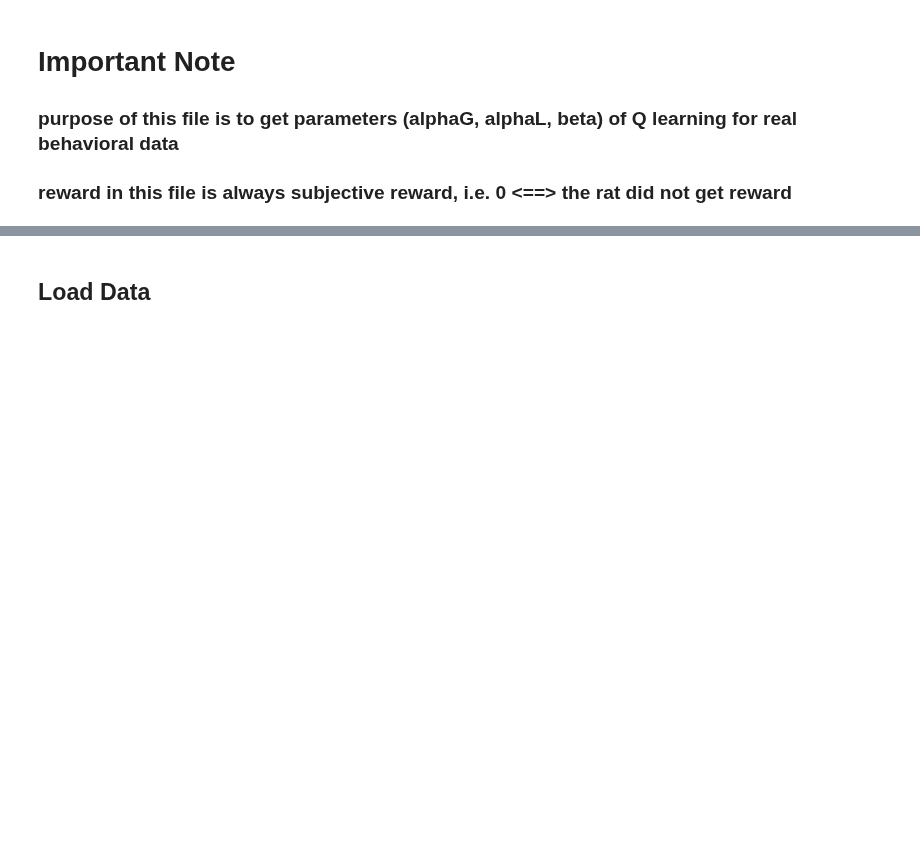
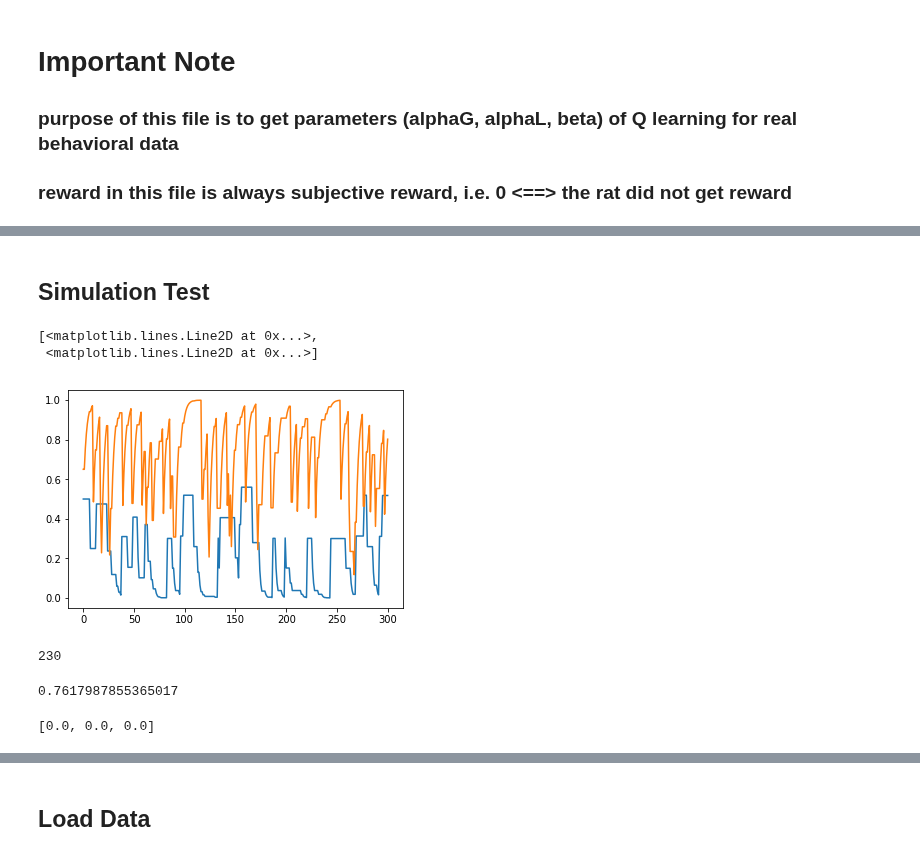
Before and after one commit to Maylibooyah69/RewardReversalPorject, a Jupyter notebook: MLE_real/MLE_real_data.ipynb, the cells around one changed output, grey strips where cells are left out. Cells and saved outputs as stored; diff of their text form; code cells hidden in the pictures; blank space fills up the shorter version.

Commit message:
my minimizer; simulation test

```diff
--- a/MLE_real/MLE_real_data.ipynb
+++ b/MLE_real/MLE_real_data.ipynb
@@ -16,0 +227,2 @@ import statsmodels.api as sm
+# %% [markdown]
+## Simulation Test
@@ -16,0 +322,24 @@ import statsmodels.api as sm
+# %%
+env=sim_env()
+aG = 0.3
+aL = 0.5
+beta = 4
+sim_rat=Rat(None,alphaG=aG,alphaL=aL,beta=beta,init_Q=np.array([0.5,0.5]))
+env,sim_rat=train_rat(env,sim_rat,300)
+plt.plot(sim_rat.Qlog)
+# %% [output]
+[<matplotlib.lines.Line2D at 0x...>,
+ <matplotlib.lines.Line2D at 0x...>]
+[figure, added]
+# %%
+truth = 0
+for i in range(len(sim_rat.choice_Log)):
+    if sim_rat.choice_Log[i] == 2:
+        truth = truth + 1
+truth
+# %% [output]
+230
+# %%
+np.mean(sim_rat.Qlog[:,1])
+# %% [output]
+0.7617987855365017
@@ -16,0 +352,4 @@ import statsmodels.api as sm
+# %%
+param
+# %% [output]
+[0.0, 0.0, 0.0]
```
Also changed, not shown: parts of 24 cells of this notebook.
